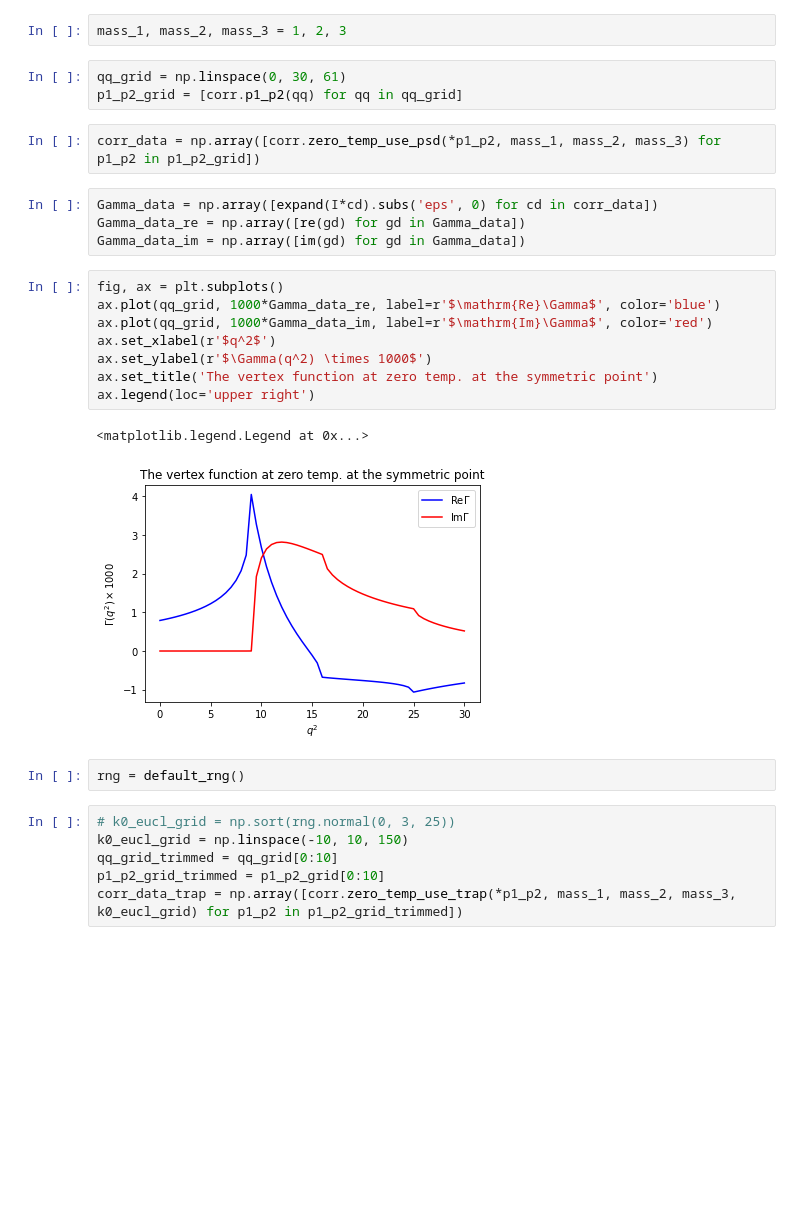
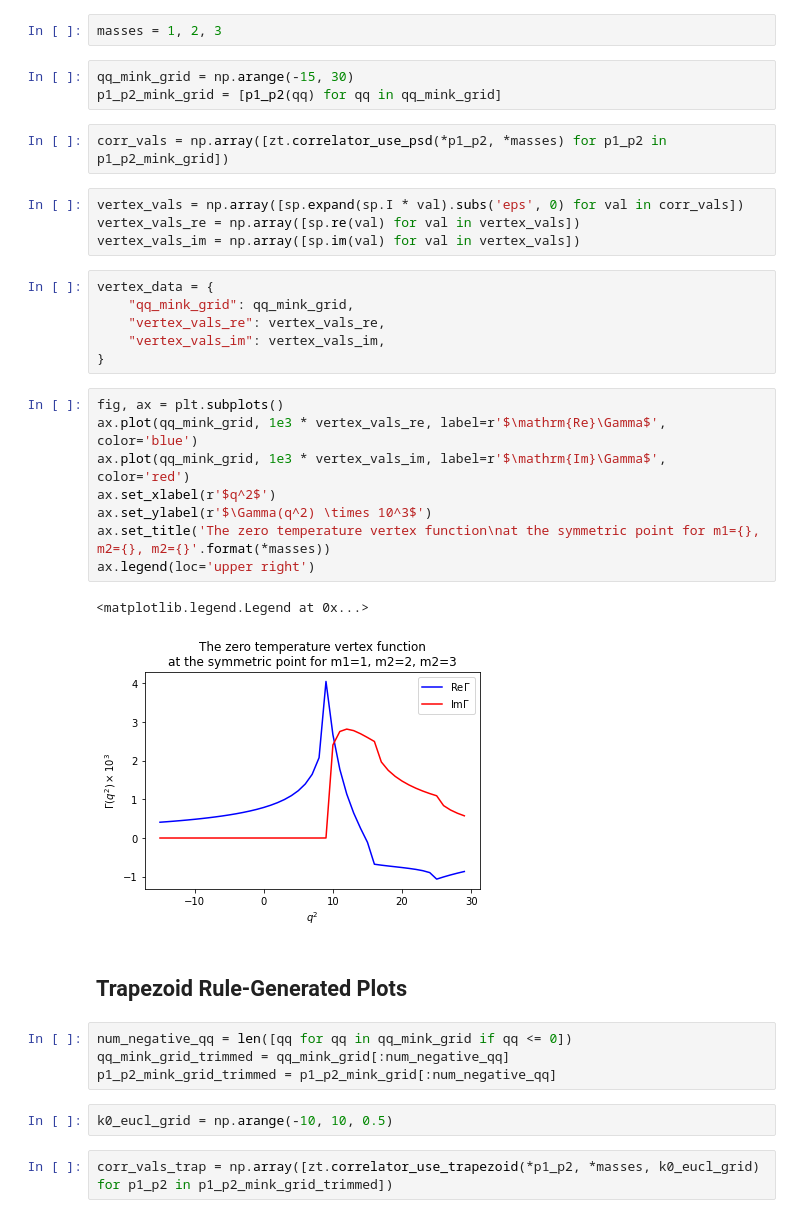
Before and after one commit to harnettd/phiCubed_31_FT, a Jupyter notebook: zero_temp_plots.ipynb, the cells around one changed output. Saved outputs shown, nothing was run; the diff lists cells and outputs as text; blank space fills up the shorter version.

Commit message:
update zero-temp plots

```diff
--- a/zero_temp_plots.ipynb
+++ b/zero_temp_plots.ipynb
@@ -10,31 +16,39 @@ eps = symbols('eps')
 # %%
-mass_1, mass_2, mass_3 = 1, 2, 3
+masses = 1, 2, 3
 # %%
-qq_grid = np.linspace(0, 30, 61)
-p1_p2_grid = [corr.p1_p2(qq) for qq in qq_grid]
+qq_mink_grid = np.arange(-15, 30)
+p1_p2_mink_grid = [p1_p2(qq) for qq in qq_mink_grid]
 # %%
-corr_data = np.array([corr.zero_temp_use_psd(*p1_p2, mass_1, mass_2, mass_3) for p1_p2 in p1_p2_grid])
+corr_vals = np.array([zt.correlator_use_psd(*p1_p2, *masses) for p1_p2 in p1_p2_mink_grid])
 # %%
-Gamma_data = np.array([expand(I*cd).subs('eps', 0) for cd in corr_data])
-Gamma_data_re = np.array([re(gd) for gd in Gamma_data])
-Gamma_data_im = np.array([im(gd) for gd in Gamma_data])
+vertex_vals = np.array([sp.expand(sp.I * val).subs('eps', 0) for val in corr_vals])
+vertex_vals_re = np.array([sp.re(val) for val in vertex_vals])
+vertex_vals_im = np.array([sp.im(val) for val in vertex_vals])
+# %%
+vertex_data = {
+    "qq_mink_grid": qq_mink_grid,
+    "vertex_vals_re": vertex_vals_re,
+    "vertex_vals_im": vertex_vals_im,
+}
 # %%
 fig, ax = plt.subplots()
-ax.plot(qq_grid, 1000*Gamma_data_re, label=r'$\mathrm{Re}\Gamma$', color='blue')
-ax.plot(qq_grid, 1000*Gamma_data_im, label=r'$\mathrm{Im}\Gamma$', color='red')
+ax.plot(qq_mink_grid, 1e3 * vertex_vals_re, label=r'$\mathrm{Re}\Gamma$', color='blue')
+ax.plot(qq_mink_grid, 1e3 * vertex_vals_im, label=r'$\mathrm{Im}\Gamma$', color='red')
 ax.set_xlabel(r'$q^2$')
-ax.set_ylabel(r'$\Gamma(q^2) \times 1000$')
-ax.set_title('The vertex function at zero temp. at the symmetric point')
+ax.set_ylabel(r'$\Gamma(q^2) \times 10^3$')
+ax.set_title('The zero temperature vertex function\nat the symmetric point for m1={}, m2={}, m2={}'.format(*masses))
 ax.legend(loc='upper right')
 # %% [output]
 <matplotlib.legend.Legend at 0x...>
-[figure, old version]
+[figure, new version]
-# %%
-rng = default_rng()
-# %%
-# k0_eucl_grid = np.sort(rng.normal(0, 3, 25))
-k0_eucl_grid = np.linspace(-10, 10, 150)
-qq_grid_trimmed = qq_grid[0:10]
-p1_p2_grid_trimmed = p1_p2_grid[0:10]
-corr_data_trap = np.array([corr.zero_temp_use_trap(*p1_p2, mass_1, mass_2, mass_3, k0_eucl_grid) for p1_p2 in p1_p2_grid_trimmed])
+# %% [markdown]
+## Trapezoid Rule-Generated Plots
+# %%
+num_negative_qq = len([qq for qq in qq_mink_grid if qq <= 0])
+qq_mink_grid_trimmed = qq_mink_grid[:num_negative_qq]
+p1_p2_mink_grid_trimmed = p1_p2_mink_grid[:num_negative_qq]
+# %%
+k0_eucl_grid = np.arange(-10, 10, 0.5)
+# %%
+corr_vals_trap = np.array([zt.correlator_use_trapezoid(*p1_p2, *masses, k0_eucl_grid) for p1_p2 in p1_p2_mink_grid_trimmed])
 # %%
```
Also changed, not shown: parts of 8 cells of this notebook.
